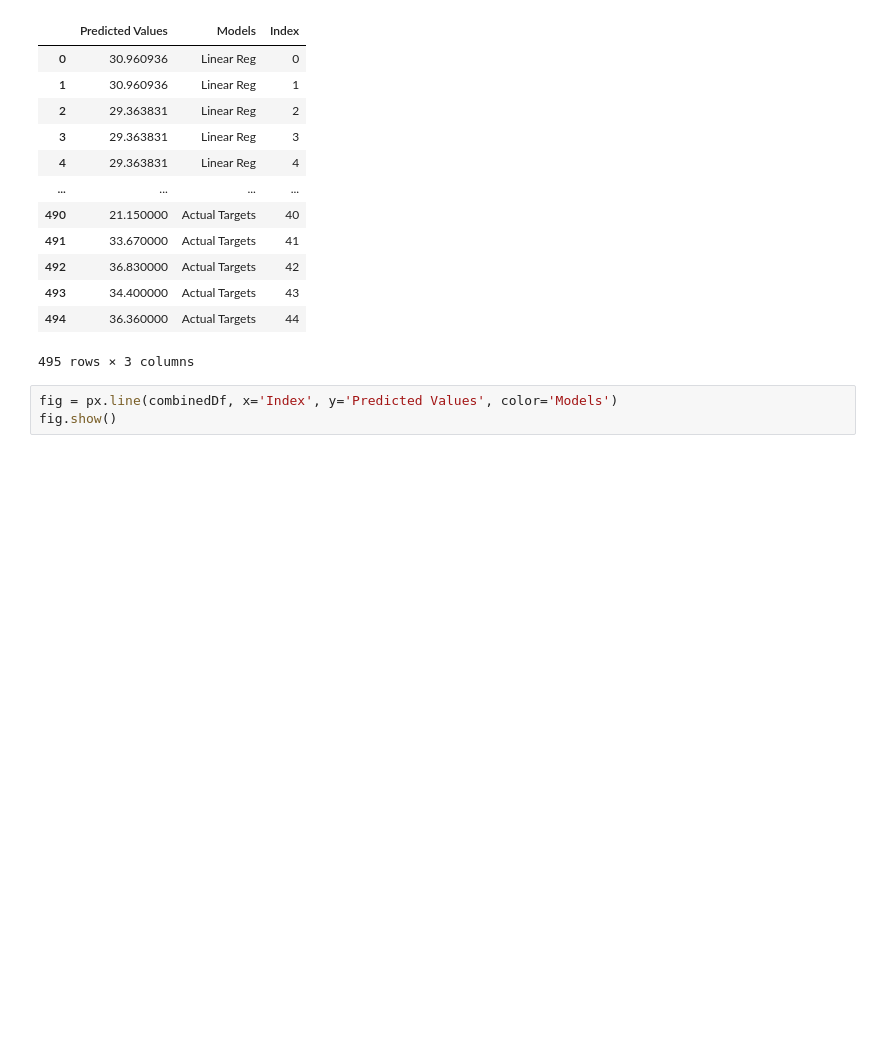
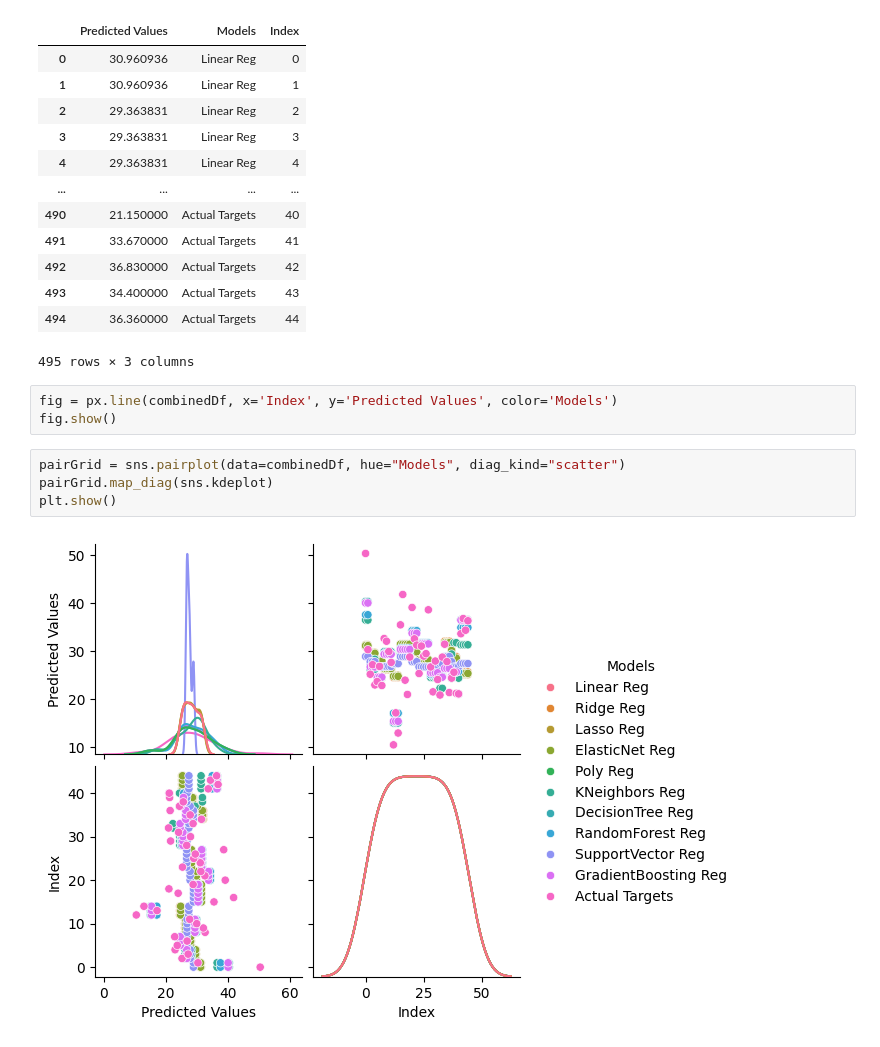
Before and after one commit to Sid-047/paperStuff, a Jupyter notebook: basaltCuraua-Composite/modelTraining.ipynb, the cells around one changed output. Drawn from its saved outputs; the diff is of its cells as text; blank space fills up the shorter version.

```diff
--- a/basaltCuraua-Composite/modelTraining.ipynb
+++ b/basaltCuraua-Composite/modelTraining.ipynb
@@ -540,3 +547,9 @@ combinedDf
 # %%
 fig = px.line(combinedDf, x='Index', y='Predicted Values', color='Models')
 fig.show()
+# %%
+pairGrid = sns.pairplot(data=combinedDf, hue="Models", diag_kind="scatter")
+pairGrid.map_diag(sns.kdeplot)
+plt.show()
+# %% [output]
+[figure, added]
```
Also changed, not shown: parts of 3 cells of this notebook.
